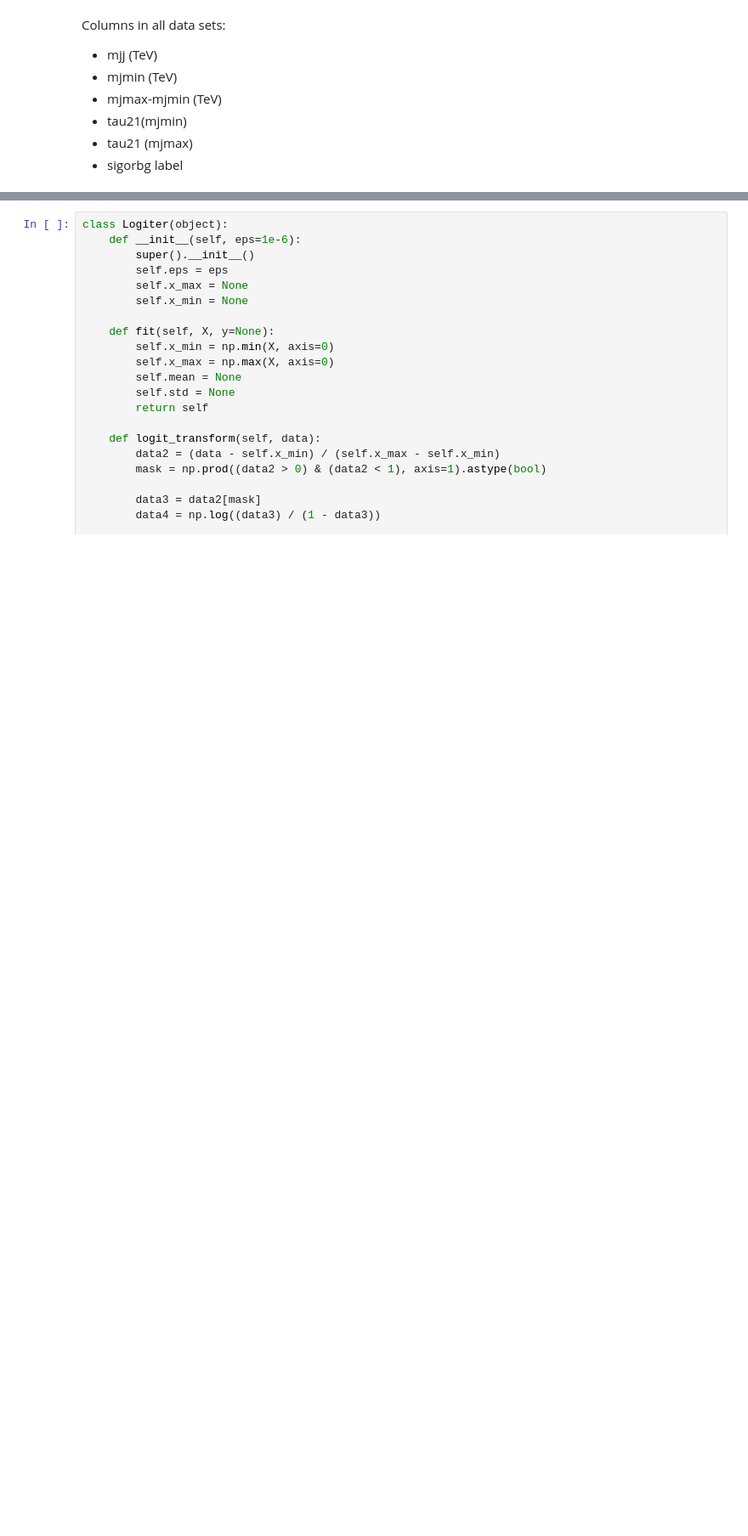
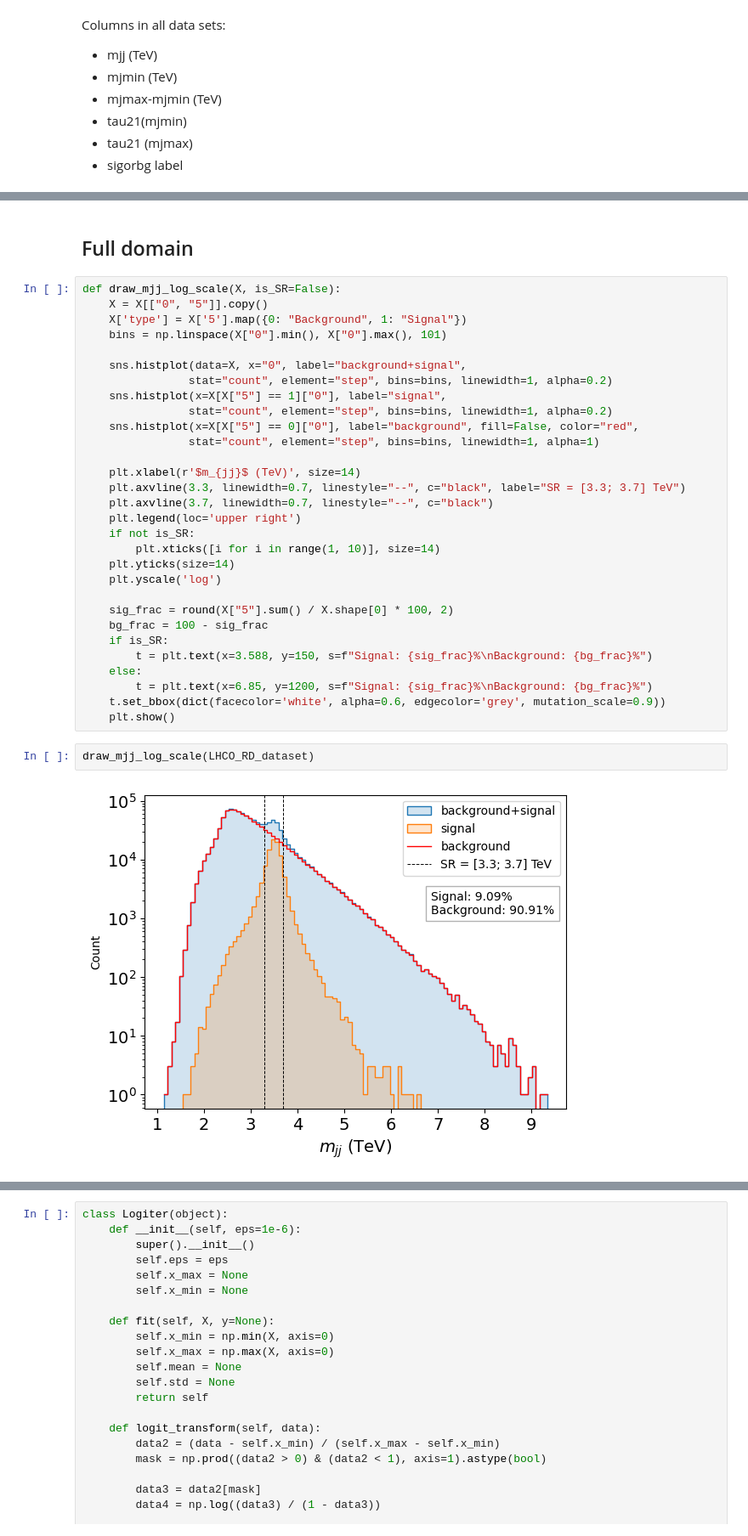
Before and after one commit to necroshine0/new_physics, a Jupyter notebook: notebooks/analytics/visual_analysis.ipynb, the cells around one changed output, grey strips where cells are left out. Shown at 85% size. Cells and saved outputs as stored; diff of their text form; blank space fills up the shorter version.

```diff
--- a/notebooks/analytics/visual_analysis.ipynb
+++ b/notebooks/analytics/visual_analysis.ipynb
@@ -62,4 +54,40 @@ def feature_hists(X, n_bins=30, highlight_SR=False):
         plt.yticks(size=14)
     plt.tight_layout()
     plt.show()
+# %% [markdown]
+## Full domain
+# %%
+def draw_mjj_log_scale(X, is_SR=False):
+    X = X[["0", "5"]].copy()
+    X['type'] = X['5'].map({0: "Background", 1: "Signal"})
+    bins = np.linspace(X["0"].min(), X["0"].max(), 101)
+
+    sns.histplot(data=X, x="0", label="background+signal",
+                stat="count", element="step", bins=bins, linewidth=1, alpha=0.2)
+    sns.histplot(x=X[X["5"] == 1]["0"], label="signal",
+                stat="count", element="step", bins=bins, linewidth=1, alpha=0.2)
+    sns.histplot(x=X[X["5"] == 0]["0"], label="background", fill=False, color="red",
+                stat="count", element="step", bins=bins, linewidth=1, alpha=1)
+
+    plt.xlabel(r'$m_{jj}$ (TeV)', size=14)
+    plt.axvline(3.3, linewidth=0.7, linestyle="--", c="black", label="SR = [3.3; 3.7] TeV")
+    plt.axvline(3.7, linewidth=0.7, linestyle="--", c="black")
+    plt.legend(loc='upper right')
+    if not is_SR:
+        plt.xticks([i for i in range(1, 10)], size=14)
+    plt.yticks(size=14)
+    plt.yscale('log')
+
+    sig_frac = round(X["5"].sum() / X.shape[0] * 100, 2)
+    bg_frac = 100 - sig_frac
+    if is_SR:
+        t = plt.text(x=3.588, y=150, s=f"Signal: {sig_frac}%\nBackground: {bg_frac}%")
+    else:
+        t = plt.text(x=6.85, y=1200, s=f"Signal: {sig_frac}%\nBackground: {bg_frac}%")
+    t.set_bbox(dict(facecolor='white', alpha=0.6, edgecolor='grey', mutation_scale=0.9))
+    plt.show()
+# %%
+draw_mjj_log_scale(LHCO_RD_dataset)
+# %% [output]
+[figure, added]
 # %%
```
Also changed, not shown: parts of 38 cells of this notebook, 28 other files.
